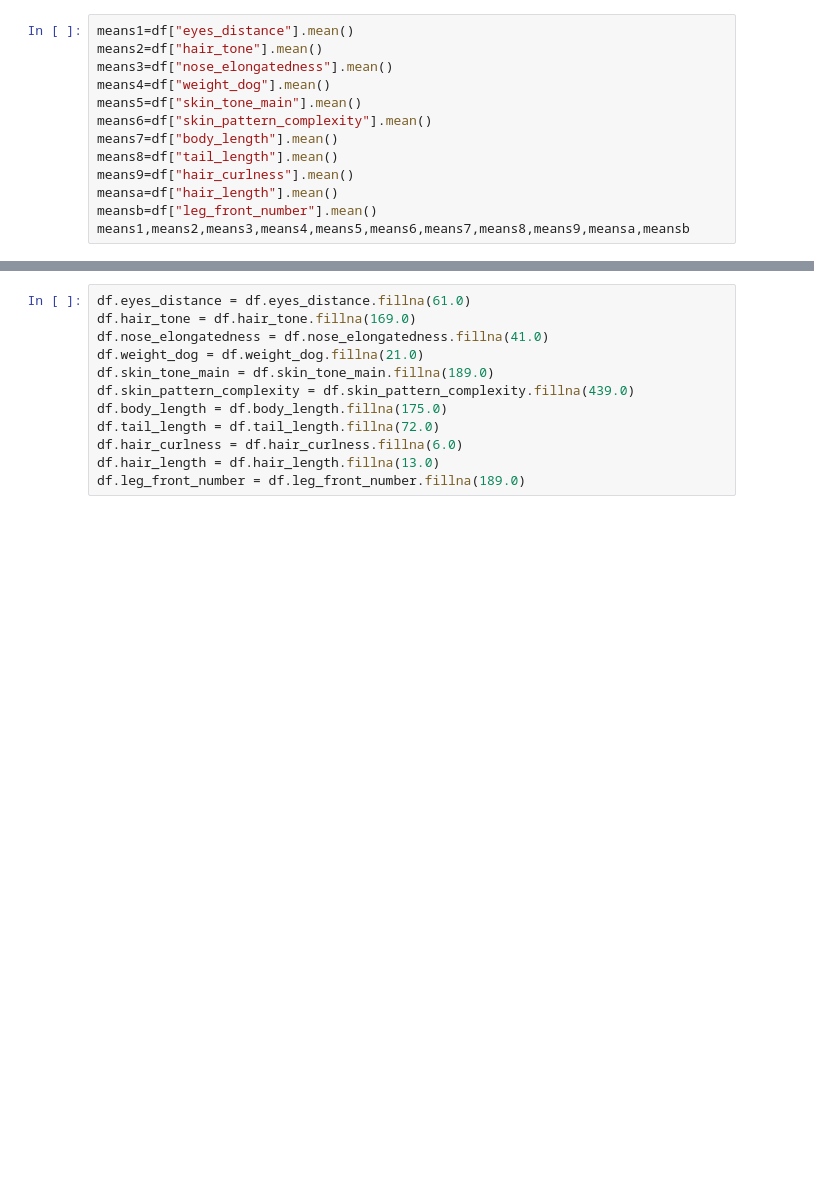
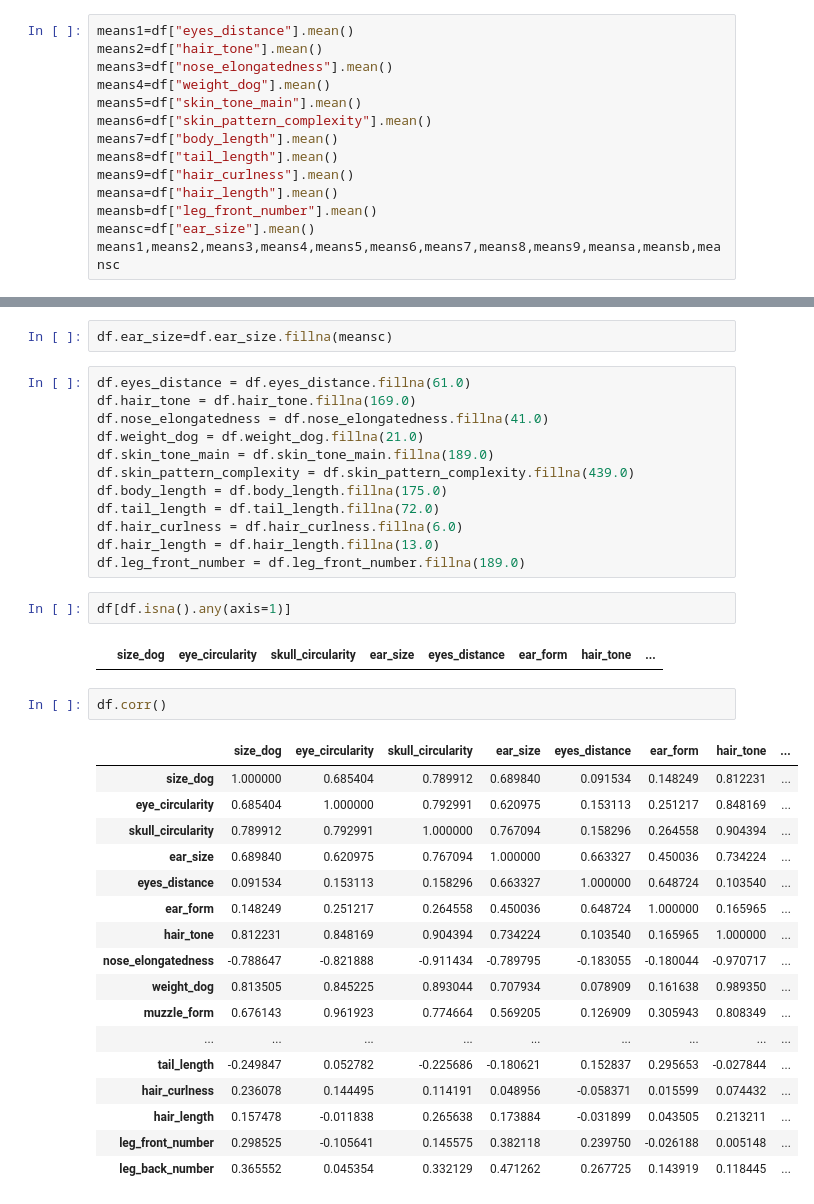
Before and after one commit to Luaa998/Kohonen-maps_Projekt, a Jupyter notebook: firstanalyses Alpi.ipynb, the cells around one changed output, grey strips where cells are left out. Cells and saved outputs as stored; diff of their text form; blank space fills up the shorter version.

```diff
--- a/firstanalyses Alpi.ipynb
+++ b/firstanalyses Alpi.ipynb
@@ -300,5 +316,6 @@ means8=df["tail_length"].mean()
 means9=df["hair_curlness"].mean()
 meansa=df["hair_length"].mean()
 meansb=df["leg_front_number"].mean()
-means1,means2,means3,means4,means5,means6,means7,means8,means9,meansa,meansb
+meansc=df["ear_size"].mean()
+means1,means2,means3,means4,means5,means6,means7,means8,means9,meansa,meansb,meansc
 # %% [output]
@@ -316,3 +334,5 @@ means1,means2,means3,means4,means5,means6,means7,means8,means9,meansa,meansb
+# %%
+df.ear_size=df.ear_size.fillna(meansc)
 # %%
 df.eyes_distance = df.eyes_distance.fillna(61.0)
 df.hair_tone = df.hair_tone.fillna(169.0)
@@ -325,3 +345,27 @@ df.tail_length = df.tail_length.fillna(72.0)
 df.hair_curlness = df.hair_curlness.fillna(6.0)
 df.hair_length = df.hair_length.fillna(13.0)
 df.leg_front_number = df.leg_front_number.fillna(189.0)
+# %%
+df[df.isna().any(axis=1)]
+# %% [output]
+|  | size_dog | eye_circularity | skull_circularity | ear_size | eyes_distance | ear_form | hair_tone | ... |
+# %%
+df.corr()
+# %% [output]
+|  | size_dog | eye_circularity | skull_circularity | ear_size | eyes_distance | ear_form | hair_tone | ... |
+| size_dog | 1.000000 | 0.685404 | 0.789912 | 0.689840 | 0.091534 | 0.148249 | 0.812231 | ... |
+| eye_circularity | 0.685404 | 1.000000 | 0.792991 | 0.620975 | 0.153113 | 0.251217 | 0.848169 | ... |
+| skull_circularity | 0.789912 | 0.792991 | 1.000000 | 0.767094 | 0.158296 | 0.264558 | 0.904394 | ... |
+| ear_size | 0.689840 | 0.620975 | 0.767094 | 1.000000 | 0.663327 | 0.450036 | 0.734224 | ... |
+| eyes_distance | 0.091534 | 0.153113 | 0.158296 | 0.663327 | 1.000000 | 0.648724 | 0.103540 | ... |
+| ear_form | 0.148249 | 0.251217 | 0.264558 | 0.450036 | 0.648724 | 1.000000 | 0.165965 | ... |
+| hair_tone | 0.812231 | 0.848169 | 0.904394 | 0.734224 | 0.103540 | 0.165965 | 1.000000 | ... |
+| nose_elongatedness | -0.788647 | -0.821888 | -0.911434 | -0.789795 | -0.183055 | -0.180044 | -0.970717 | ... |
+| weight_dog | 0.813505 | 0.845225 | 0.893044 | 0.707934 | 0.078909 | 0.161638 | 0.989350 | ... |
+| muzzle_form | 0.676143 | 0.961923 | 0.774664 | 0.569205 | 0.126909 | 0.305943 | 0.808349 | ... |
+| ... | ... | ... | ... | ... | ... | ... | ... | ... |
+| tail_length | -0.249847 | 0.052782 | -0.225686 | -0.180621 | 0.152837 | 0.295653 | -0.027844 | ... |
+| hair_curlness | 0.236078 | 0.144495 | 0.114191 | 0.048956 | -0.058371 | 0.015599 | 0.074432 | ... |
+| hair_length | 0.157478 | -0.011838 | 0.265638 | 0.173884 | -0.031899 | 0.043505 | 0.213211 | ... |
+| leg_front_number | 0.298525 | -0.105641 | 0.145575 | 0.382118 | 0.239750 | -0.026188 | 0.005148 | ... |
+| leg_back_number | 0.365552 | 0.045354 | 0.332129 | 0.471262 | 0.267725 | 0.143919 | 0.118445 | ... |
```
Also changed, not shown: parts of 6 cells of this notebook.
